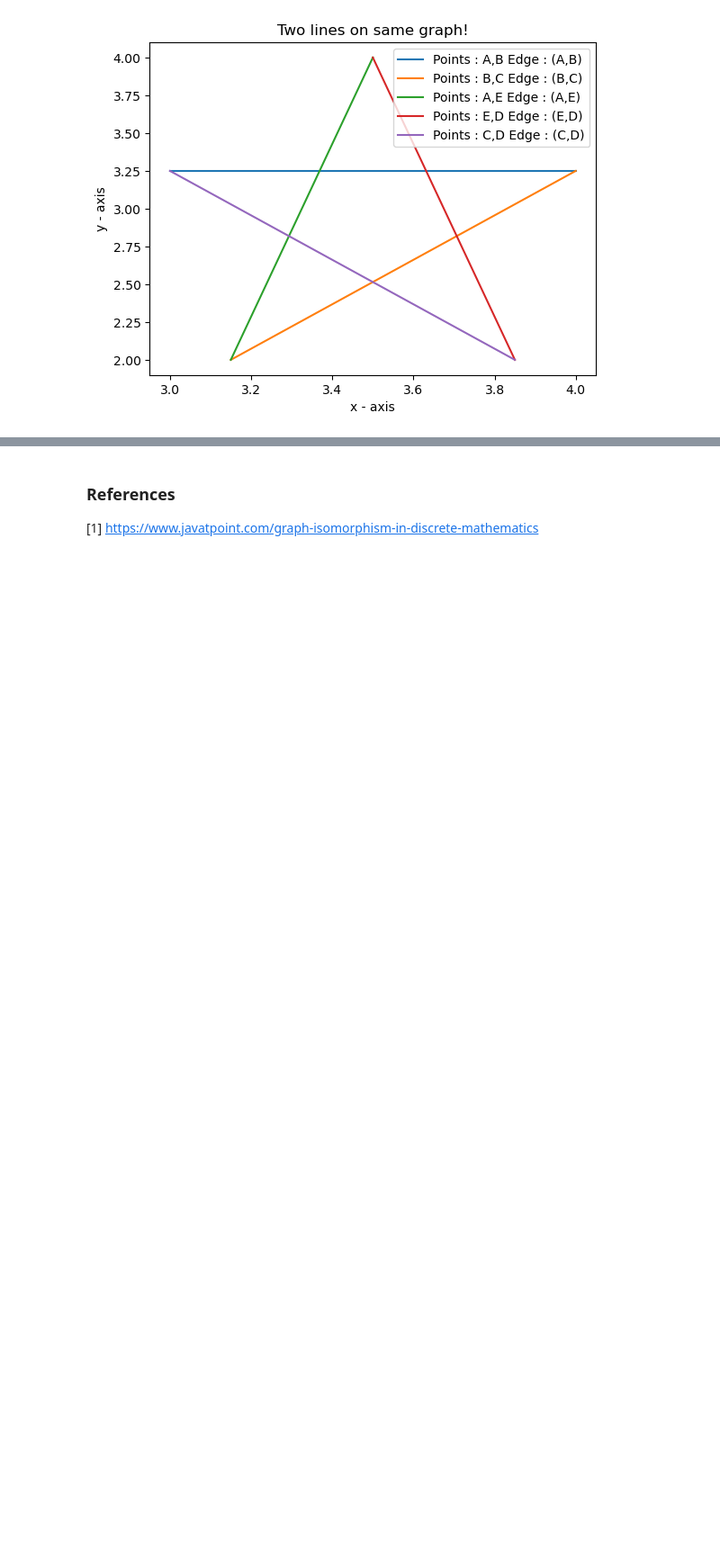
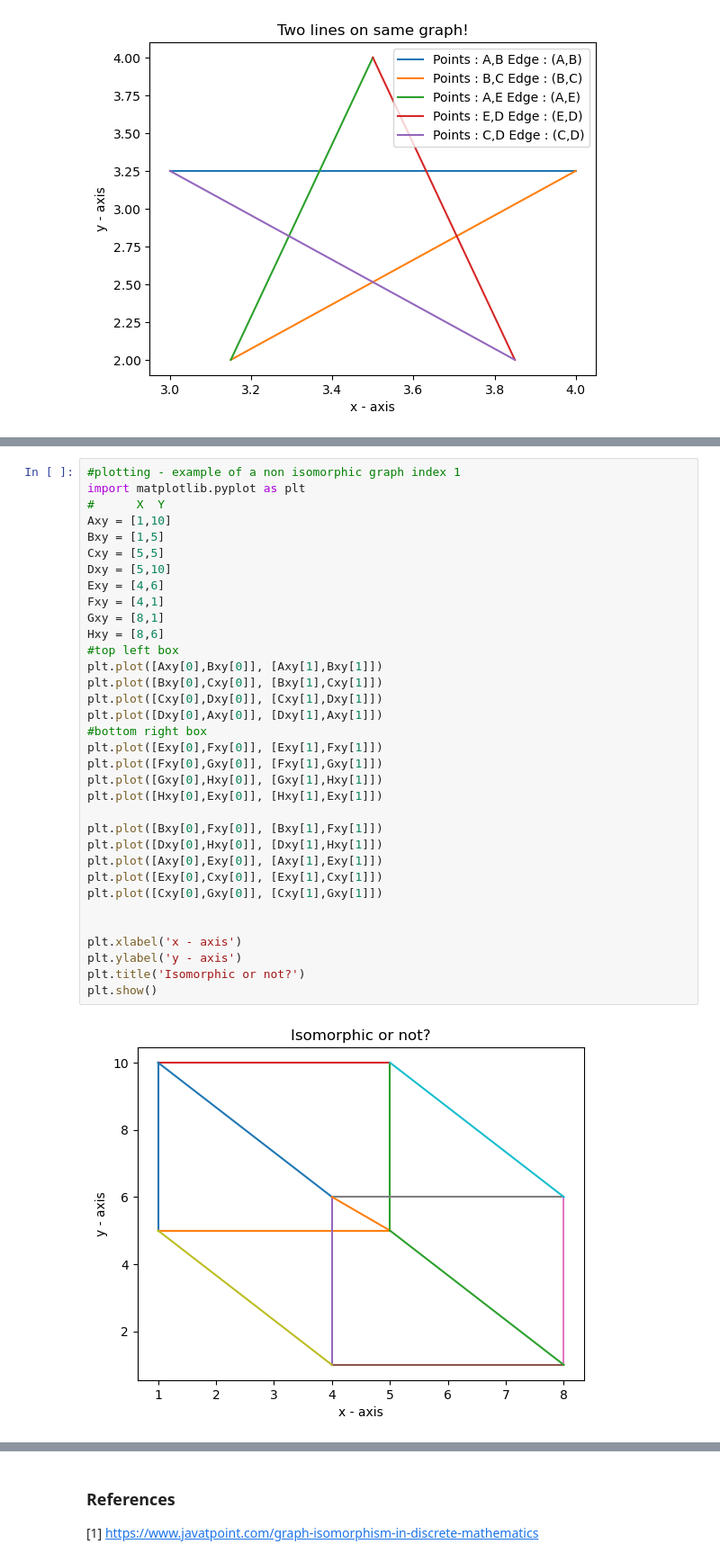
Before and after one commit to Heather-Curran/Graph-Theory-Project, a Jupyter notebook: graph_isomorphism.ipynb, the cells around one changed output, grey strips where cells are left out. Shown: that part at 90% size. Drawn from its saved outputs; the diff is of its cells as text; blank space fills up the shorter version.

```diff
--- a/graph_isomorphism.ipynb
+++ b/graph_isomorphism.ipynb
@@ -63,0 +178,36 @@ plt.show()
+# %%
+#plotting - example of a non isomorphic graph index 1
+import matplotlib.pyplot as plt
+#      X  Y
+Axy = [1,10]
+Bxy = [1,5]
+Cxy = [5,5]
+Dxy = [5,10]
+Exy = [4,6]
+Fxy = [4,1]
+Gxy = [8,1]
+Hxy = [8,6]
+#top left box
+plt.plot([Axy[0],Bxy[0]], [Axy[1],Bxy[1]])
+plt.plot([Bxy[0],Cxy[0]], [Bxy[1],Cxy[1]])
+plt.plot([Cxy[0],Dxy[0]], [Cxy[1],Dxy[1]])
+plt.plot([Dxy[0],Axy[0]], [Dxy[1],Axy[1]])
+#bottom right box
+plt.plot([Exy[0],Fxy[0]], [Exy[1],Fxy[1]])
+plt.plot([Fxy[0],Gxy[0]], [Fxy[1],Gxy[1]])
+plt.plot([Gxy[0],Hxy[0]], [Gxy[1],Hxy[1]])
+plt.plot([Hxy[0],Exy[0]], [Hxy[1],Exy[1]])
+
+plt.plot([Bxy[0],Fxy[0]], [Bxy[1],Fxy[1]])
+plt.plot([Dxy[0],Hxy[0]], [Dxy[1],Hxy[1]])
+plt.plot([Axy[0],Exy[0]], [Axy[1],Exy[1]])
+plt.plot([Exy[0],Cxy[0]], [Exy[1],Cxy[1]])
+plt.plot([Cxy[0],Gxy[0]], [Cxy[1],Gxy[1]])
+
+
+plt.xlabel('x - axis')
+plt.ylabel('y - axis')
+plt.title('Isomorphic or not?')
+plt.show()
+# %% [output]
+[figure, added]
```
Also changed, not shown: parts of 4 cells of this notebook.
